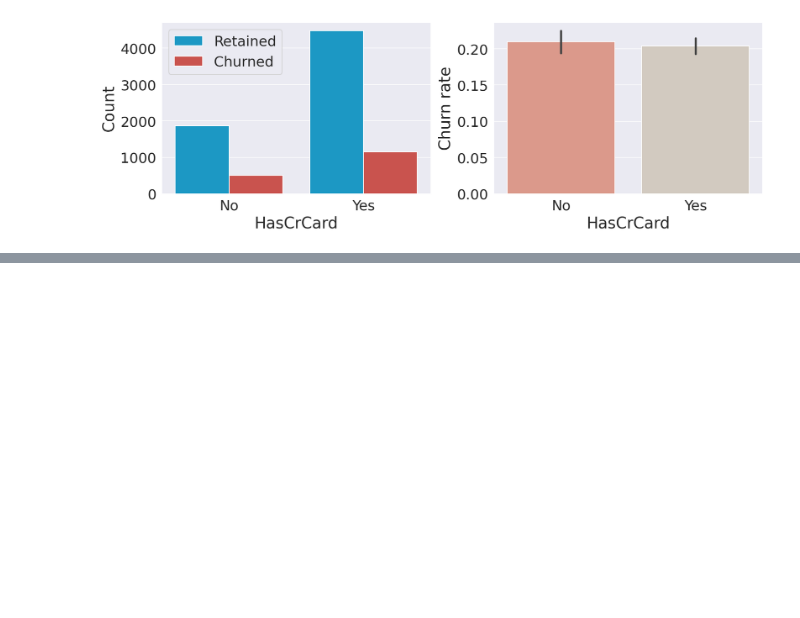
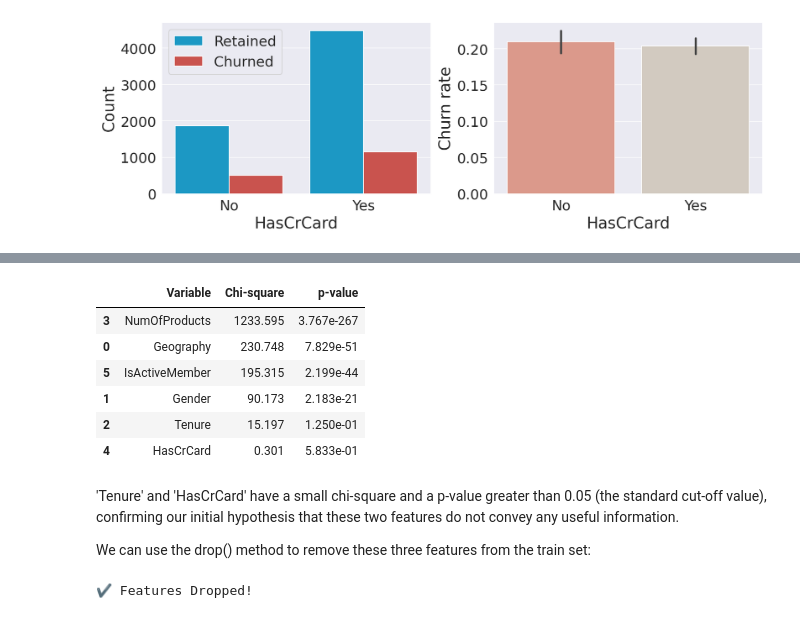
Before and after one commit to EnteringtheQuantumRealm/Classification, a Jupyter notebook: Bank_Predicting_Customer_Churn.ipynb, the cells around one changed output, grey strips where cells are left out. Saved outputs shown, nothing was run; the diff lists cells and outputs as text; code cells hidden in the pictures; blank space fills up the shorter version.

```diff
--- a/Bank_Predicting_Customer_Churn.ipynb
+++ b/Bank_Predicting_Customer_Churn.ipynb
@@ -610,0 +630,34 @@ plot_categorical('HasCrCard')
+# %%
+chi2_array, p_array = [], []
+for column in categorical:
+
+    crosstab = pd.crosstab(train_df[column], train_df['Exited'])
+    chi2, p, dof, expected = chi2_contingency(crosstab)
+    chi2_array.append(chi2)
+    p_array.append(p)
+
+df_chi = pd.DataFrame({
+    'Variable': categorical,
+    'Chi-square': chi2_array,
+    'p-value': p_array
+})
+df_chi.sort_values(by='Chi-square', ascending=False)
+# %% [output]
+|  | Variable | Chi-square | p-value |
+| 3 | NumOfProducts | 1233.595 | 3.767e-267 |
+| 0 | Geography | 230.748 | 7.829e-51 |
+| 5 | IsActiveMember | 195.315 | 2.199e-44 |
+| 1 | Gender | 90.173 | 2.183e-21 |
+| 2 | Tenure | 15.197 | 1.250e-01 |
+| 4 | HasCrCard | 0.301 | 5.833e-01 |
+# %% [markdown]
+'Tenure' and 'HasCrCard' have a small chi-square and a p-value greater than 0.05 (the standard cut-off value), confirming our initial hypothesis that these two features do not convey any useful information.
+
+We can use the drop() method to remove these three features from the train set:
+# %%
+features_drop = ['Tenure', 'HasCrCard', 'EstimatedSalary']
+train_df = train_df.drop(features_drop, axis=1)
+
+print('✔️ Features Dropped!')
+# %% [output]
+✔️ Features Dropped!
```
Also changed, not shown: parts of 10 cells of this notebook.
